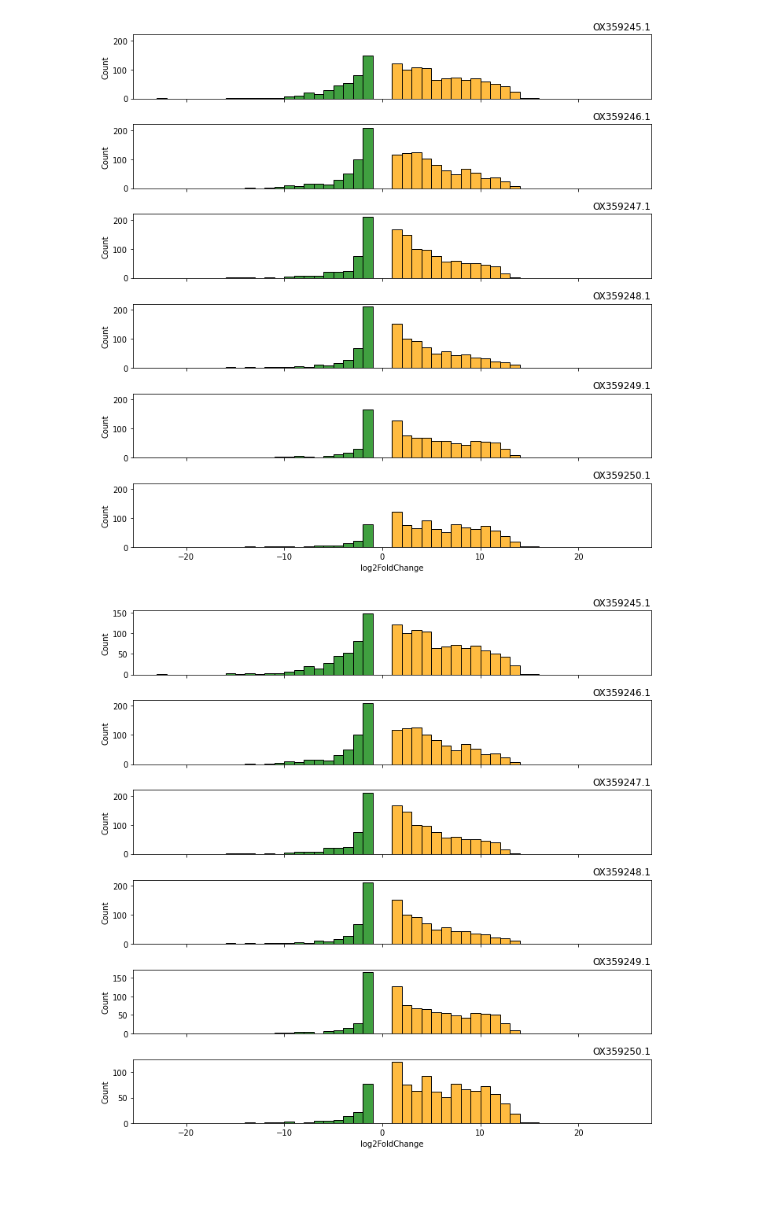
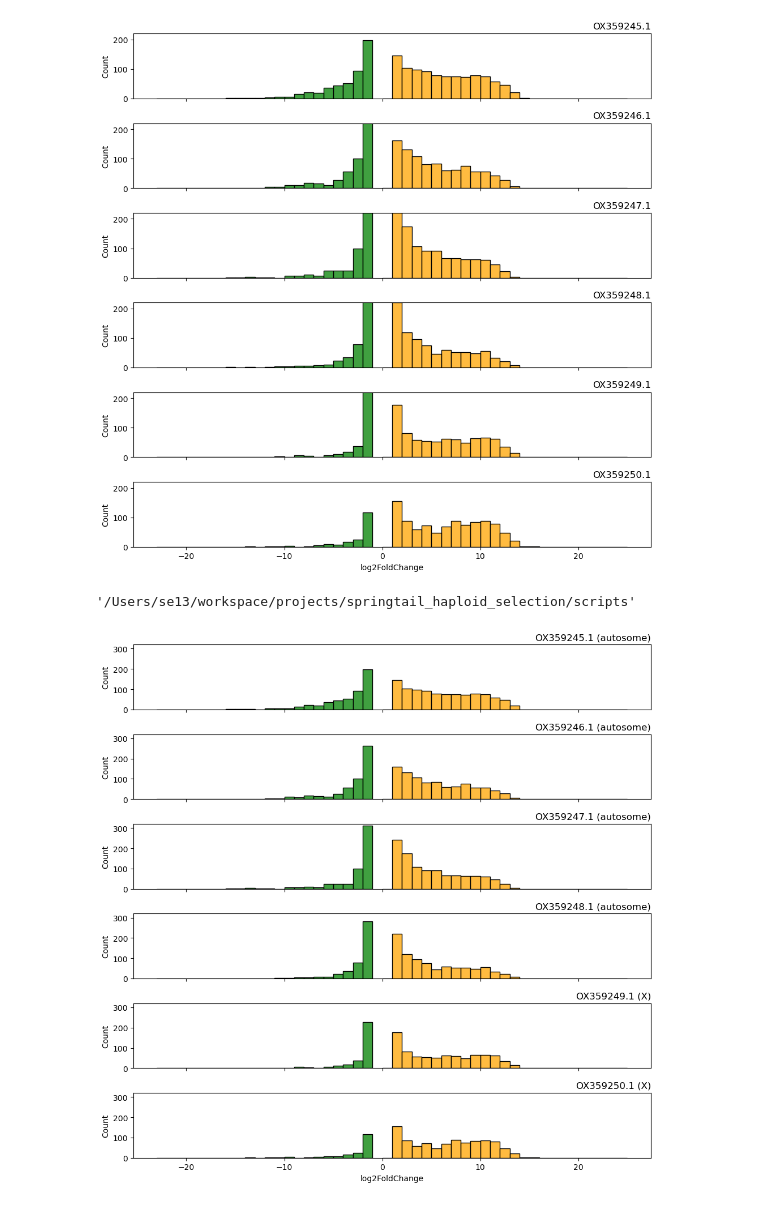
Before and after one commit to samebdon/springtail_haploid_selection, a Jupyter notebook: scripts/SBG_exploration.ipynb, the cells around one changed output. Drawn from its saved outputs; the diff is of its cells as text; code cells hidden in the pictures.

```diff
--- a/scripts/SBG_exploration.ipynb
+++ b/scripts/SBG_exploration.ipynb
@@ -16,16 +16,16 @@ def read_counts2tpm(df):
     tpm = normalize_sequencingdepth
     return tpm
 # %%
-gene_bed_df = pd.read_csv('../data/results/deseq/allacma_fusca.tsebra.augustus.genes.bed',
+gene_bed_df = pd.read_csv('../data/results/deseq/allacma_fusca.braker3.genes.bed',
                         sep = '\t',
                         header = None,
                         names = ['chrom','start','end','Geneid'])
-SBG_df = pd.read_csv('../data/results/deseq2/allacma_fusca/v_1/allacma_fusca.DEseq2_results_filtered.tsv',
+SBG_df = pd.read_csv('../data/results/deseq2/allacma_fusca/v_2/allacma_fusca.DEseq2_results_filtered.tsv',
                         sep = '\t')
-raw_df = pd.read_csv('../data/results/deseq2/allacma_fusca/v_1/allacma_fusca.DEseq2_results_raw.tsv',
+raw_df = pd.read_csv('../data/results/deseq2/allacma_fusca/v_2/allacma_fusca.DEseq2_results_raw.tsv',
                         sep = '\t')
-counts_df = pd.read_csv('../data/results/deseq2/allacma_fusca/v_1/allacma_fusca.DEseq2_counts.tsv',
-                        sep = '\t')
+#counts_df = pd.read_csv('../data/results/deseq2/allacma_fusca/v_2/allacma_fusca.DEseq2_counts.tsv',
+#                        sep = '\t')
 pi_df = pd.read_csv('../data/results/gene_pop/full/allacma_fusca.longest_isoforms.pi.tsv',
                         sep = '\t')
 pi_df.columns=['chrom','Geneid','0D_pi','4D_pi','0/4D_pi']
@@ -341,29 +403,40 @@ for i, chrom in enumerate(chromosomes):
 
 plt.tight_layout()
 # %% [output]
-[figure, old version]
+[figure, new version]
+# %%
+pwd
+# %% [output]
+'/Users/se13/workspace/projects/springtail_haploid_selection/scripts'
 # %%
 fig, axs = plt.subplots(nrows = 6, sharex=True, figsize = (10,10))
 
 for i, chrom in enumerate(chromosomes):
+
+    if chrom in chromosomes[0:4]:
+        title = chrom + ' (autosome)'
+    else:
+        title = chrom + ' (X)'
 
     sns.histplot(chrom_df[(chrom_df['chrom']==chrom) & (chrom_df['log2FoldChange']<=-1)]['log2FoldChange'],
                 stat = 'count',
                 bins = np.arange(-23, 0, 1),
                 color = 'green',
                 ax = axs[i])
-    axs[i].set_title(chrom, loc = 'right')
+    axs[i].set_title(title, loc = 'right')
 
     sns.histplot(chrom_df[(chrom_df['chrom']==chrom) & (chrom_df['log2FoldChange']>=1)]['log2FoldChange'],
                 stat = 'count',
                 bins = np.arange(0, 26, 1),
                 color = 'orange',
                 ax = axs[i])
 
-    axs[i].set_title(chrom, loc = 'right')
-    #axs[i].set_ylim(0, 220)
+    axs[i].set_title(title, loc = 'right')
+    axs[i].set_ylim(0, 320)
 
 
 plt.tight_layout()
+
+plt.savefig('bias_dist.svg', format='svg')
 # %% [output]
-[figure, old version]
+[figure, new version]
```
Also changed, not shown: parts of 63 cells of this notebook, 26 other files.
